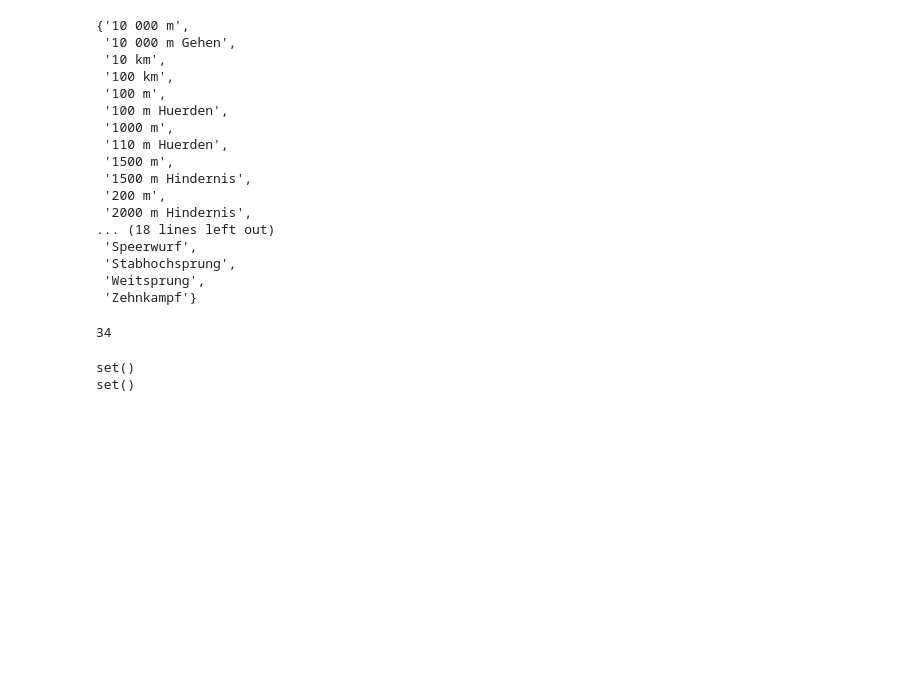
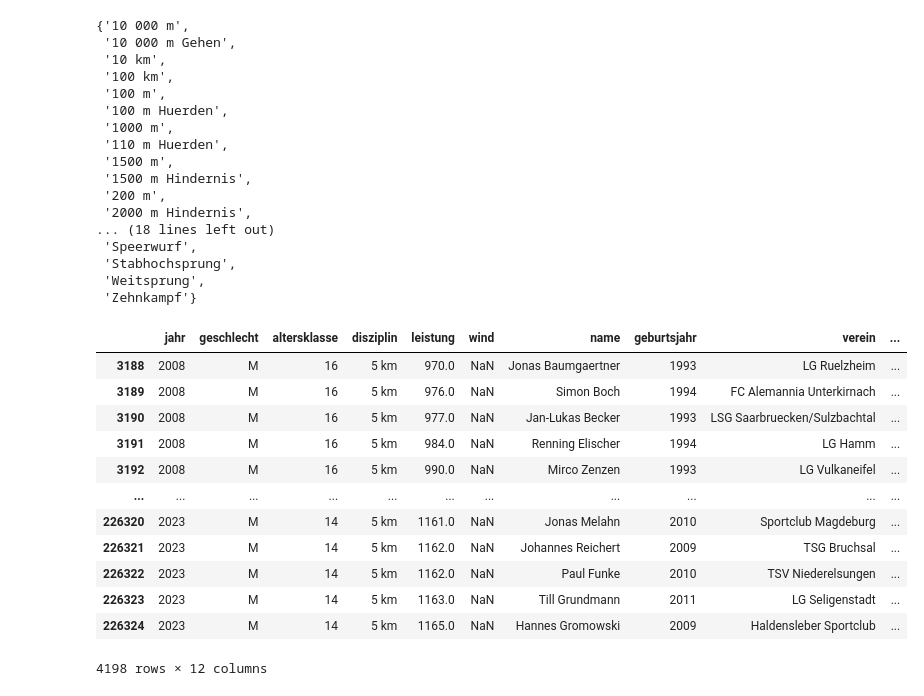
Before and after one commit to maxwernz/Data-Literacy, a Jupyter notebook: max/iaaf_points/score_plots.ipynb, the cells around one changed output. Saved outputs shown, nothing was run; the diff lists cells and outputs as text; code cells hidden in the pictures; blank space fills up the shorter version.

```diff
--- a/max/iaaf_points/score_plots.ipynb
+++ b/max/iaaf_points/score_plots.ipynb
@@ -182,15 +188,21 @@ disciplines
  'Stabhochsprung',
  'Weitsprung',
  'Zehnkampf'}
-# %%
-
-events = set(EVENT_TO_DISCIPLINE.values())
-len(events)
-# %% [output]
-34
-# %%
-print(events.difference(disciplines))
-print(disciplines.difference(events))
-# %% [output]
-set()
-set()
+# %%
+data = util.load_data('../../data_csv/Data_iaaf_scores_neu.csv')
+data = data[data['disziplin'] == '5 km']
+data
+# %% [output]
+|  | jahr | geschlecht | altersklasse | disziplin | leistung | wind | name | geburtsjahr | verein | ... |
+| 3188 | 2008 | M | 16 | 5 km | 970.0 | NaN | Jonas Baumgaertner | 1993 | LG Ruelzheim | ... |
+| 3189 | 2008 | M | 16 | 5 km | 976.0 | NaN | Simon Boch | 1994 | FC Alemannia Unterkirnach | ... |
+| 3190 | 2008 | M | 16 | 5 km | 977.0 | NaN | Jan-Lukas Becker | 1993 | LSG Saarbruecken/Sulzbachtal | ... |
+| 3191 | 2008 | M | 16 | 5 km | 984.0 | NaN | Renning Elischer | 1994 | LG Hamm | ... |
+| 3192 | 2008 | M | 16 | 5 km | 990.0 | NaN | Mirco Zenzen | 1993 | LG Vulkaneifel | ... |
+| ... | ... | ... | ... | ... | ... | ... | ... | ... | ... | ... |
+| 226320 | 2023 | M | 14 | 5 km | 1161.0 | NaN | Jonas Melahn | 2010 | Sportclub Magdeburg | ... |
+| 226321 | 2023 | M | 14 | 5 km | 1162.0 | NaN | Johannes Reichert | 2009 | TSG Bruchsal | ... |
+| 226322 | 2023 | M | 14 | 5 km | 1162.0 | NaN | Paul Funke | 2010 | TSV Niederelsungen | ... |
+| 226323 | 2023 | M | 14 | 5 km | 1163.0 | NaN | Till Grundmann | 2011 | LG Seligenstadt | ... |
+| 226324 | 2023 | M | 14 | 5 km | 1165.0 | NaN | Hannes Gromowski | 2009 | Haldensleber Sportclub | ... |
+4198 rows × 12 columns
```
Also changed, not shown: parts of 5 cells of this notebook, 11 other files.
